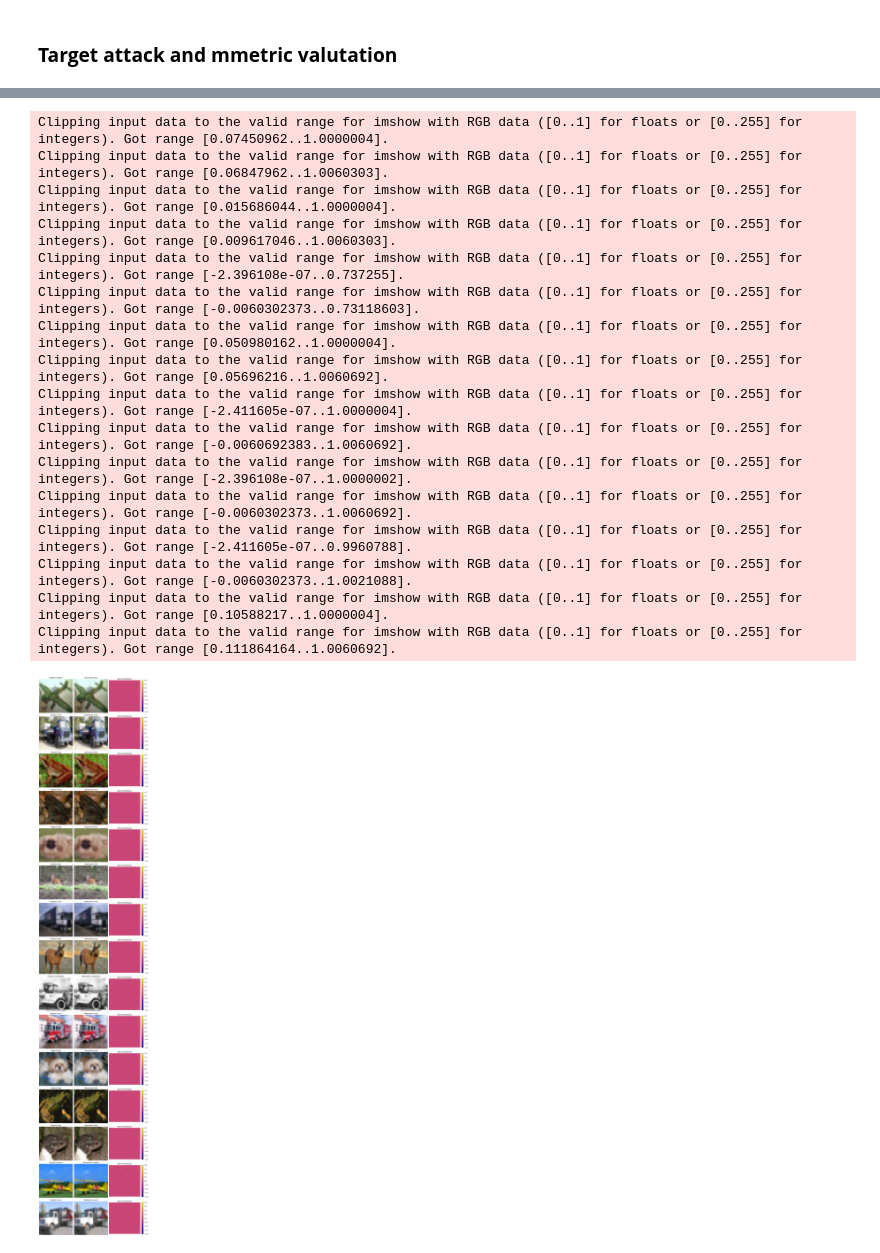
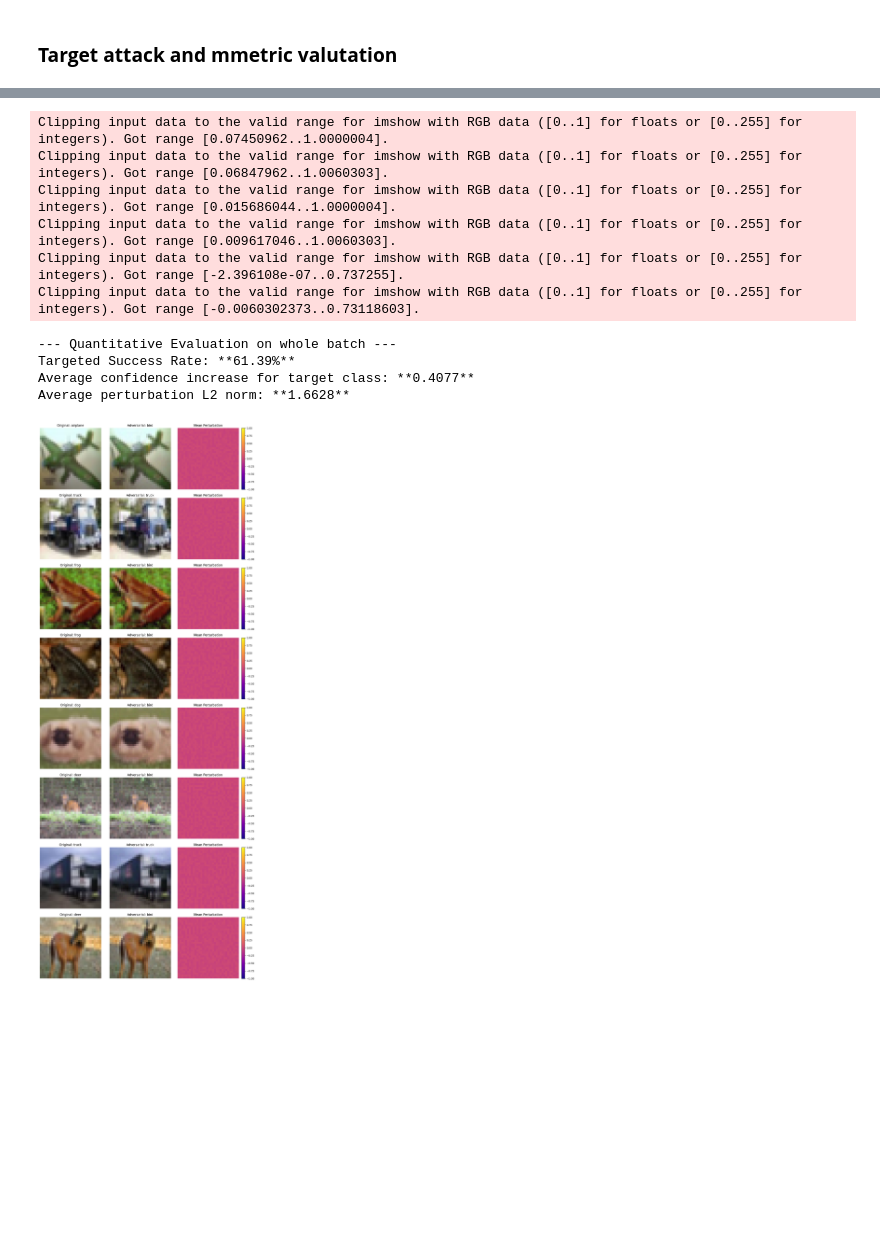
Before and after one commit to emile-kophi/AML_Labs, a Jupyter notebook: Exercise_4/Lab4_Adversarial_learning.ipynb, the cells around one changed output, grey strips where cells are left out. Drawn from its saved outputs; the diff is of its cells as text; code cells hidden in the pictures; blank space fills up the shorter version.

```diff
--- a/Exercise_4/Lab4_Adversarial_learning.ipynb
+++ b/Exercise_4/Lab4_Adversarial_learning.ipynb
@@ -731,7 +738,7 @@ else:
 # %%
 """"ATTACK TARGET"""
 target_class_name = 'bird'
-n_examples = 20
+n_examples = 10
 epsilon = 0.03
 
 class_dict = {name: idx for idx, name in enumerate(testset.classes)}
@@ -829,7 +836,23 @@ for idx, (orig_img, adv_img, orig_label, adv_label) in enumerate(adv_images_list
     diff = adv_img - orig_img
 
     plt.subplot(len(adv_images_list), 3, idx*3 + 1)
-    plt.imshow(inv(orig_img[0]).permute(1, 2, 0).cpu()_
+    plt.imshow(inv(orig_img[0]).permute(1, 2, 0).cpu())
+    plt.title(f"Original: {testset.classes[orig_label]}")
+    plt.axis('off')
+
+    plt.subplot(len(adv_images_list), 3, idx*3 + 2)
+    plt.imshow(inv(adv_img[0]).permute(1, 2, 0).cpu())
+    plt.title(f"Adversarial: {testset.classes[adv_label]}")
+    plt.axis('off')
+
+    plt.subplot(len(adv_images_list), 3, idx*3 + 3)
+    plt.imshow(diff.squeeze(0).mean(dim=0).cpu().numpy(), cmap='plasma', vmin=-1, vmax=1)
+    plt.colorbar(fraction=0.046, pad=0.04)
+    plt.title("Mean Perturbation")
+    plt.axis('off')
+
+plt.tight_layout()
+plt.show()
 # %% [output]
 Skipping sample 6 (already misclassified).
 Skipping sample 8 (already misclassified).
@@ -847,17 +859,11 @@ Average perturbation L2 norm: **1.6628**
 Clipping input data to the valid range for imshow with RGB data ([0..1] for floats or [0..255] for integers). Got range [0.07450962..1.0000004].
 Clipping input data to the valid range for imshow with RGB data ([0..1] for floats or [0..255] for integers). Got range [0.06847962..1.0060303].
 Clipping input data to the valid range for imshow with RGB data ([0..1] for floats or [0..255] for integers). Got range [0.015686044..1.0000004].
 Clipping input data to the valid range for imshow with RGB data ([0..1] for floats or [0..255] for integers). Got range [0.009617046..1.0060303].
 Clipping input data to the valid range for imshow with RGB data ([0..1] for floats or [0..255] for integers). Got range [-2.396108e-07..0.737255].
 Clipping input data to the valid range for imshow with RGB data ([0..1] for floats or [0..255] for integers). Got range [-0.0060302373..0.73118603].
-Clipping input data to the valid range for imshow with RGB data ([0..1] for floats or [0..255] for integers). Got range [0.050980162..1.0000004].
-Clipping input data to the valid range for imshow with RGB data ([0..1] for floats or [0..255] for integers). Got range [0.05696216..1.0060692].
-Clipping input data to the valid range for imshow with RGB data ([0..1] for floats or [0..255] for integers). Got range [-2.411605e-07..1.0000004].
-Clipping input data to the valid range for imshow with RGB data ([0..1] for floats or [0..255] for integers). Got range [-0.0060692383..1.0060692].
-Clipping input data to the valid range for imshow with RGB data ([0..1] for floats or [0..255] for integers). Got range [-2.396108e-07..1.0000002].
-Clipping input data to the valid range for imshow with RGB data ([0..1] for floats or [0..255] for integers). Got range [-0.0060302373..1.0060692].
-Clipping input data to the valid range for imshow with RGB data ([0..1] for floats or [0..255] for integers). Got range [-2.411605e-07..0.9960788].
-Clipping input data to the valid range for imshow with RGB data ([0..1] for floats or [0..255] for integers). Got range [-0.0060302373..1.0021088].
-Clipping input data to the valid range for imshow with RGB data ([0..1] for floats or [0..255] for integers). Got range [0.10588217..1.0000004].
-Clipping input data to the valid range for imshow with RGB data ([0..1] for floats or [0..255] for integers). Got range [0.111864164..1.0060692].
+--- Quantitative Evaluation on whole batch ---
+Targeted Success Rate: **61.39%**
+Average confidence increase for target class: **0.4077**
+Average perturbation L2 norm: **1.6628**
-[figure, old version]
+[figure, new version]
```
Also changed, not shown: parts of 2 cells of this notebook, 11 other files.
